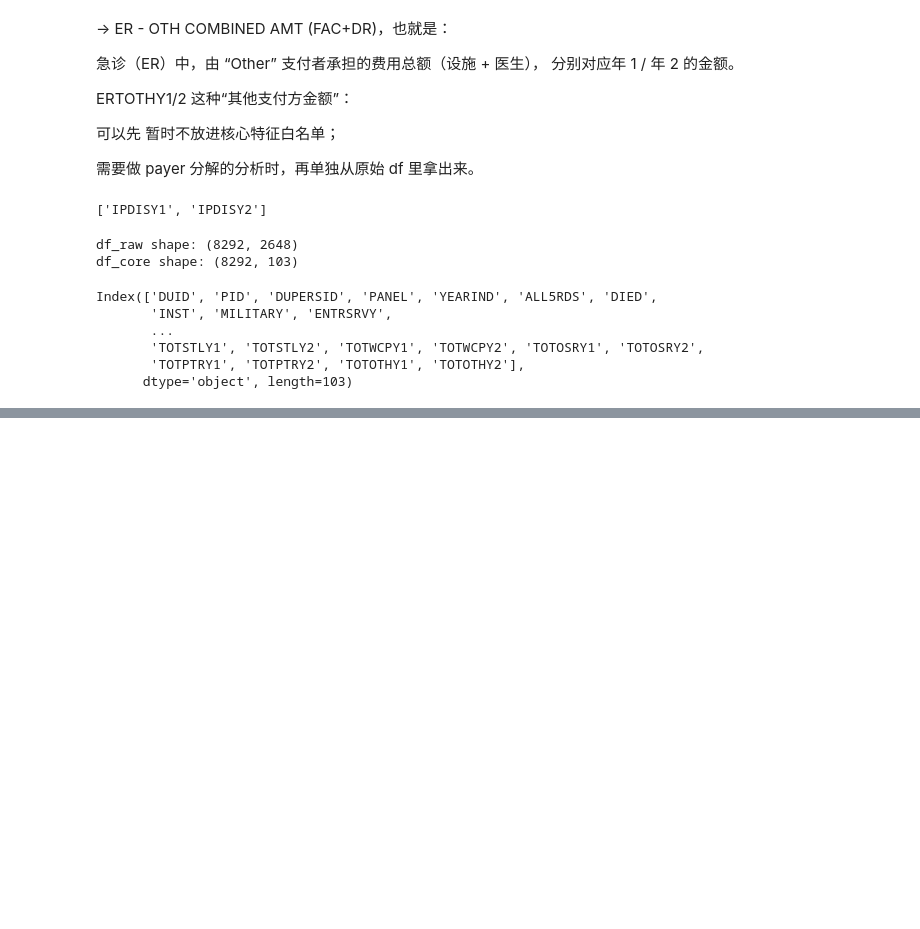
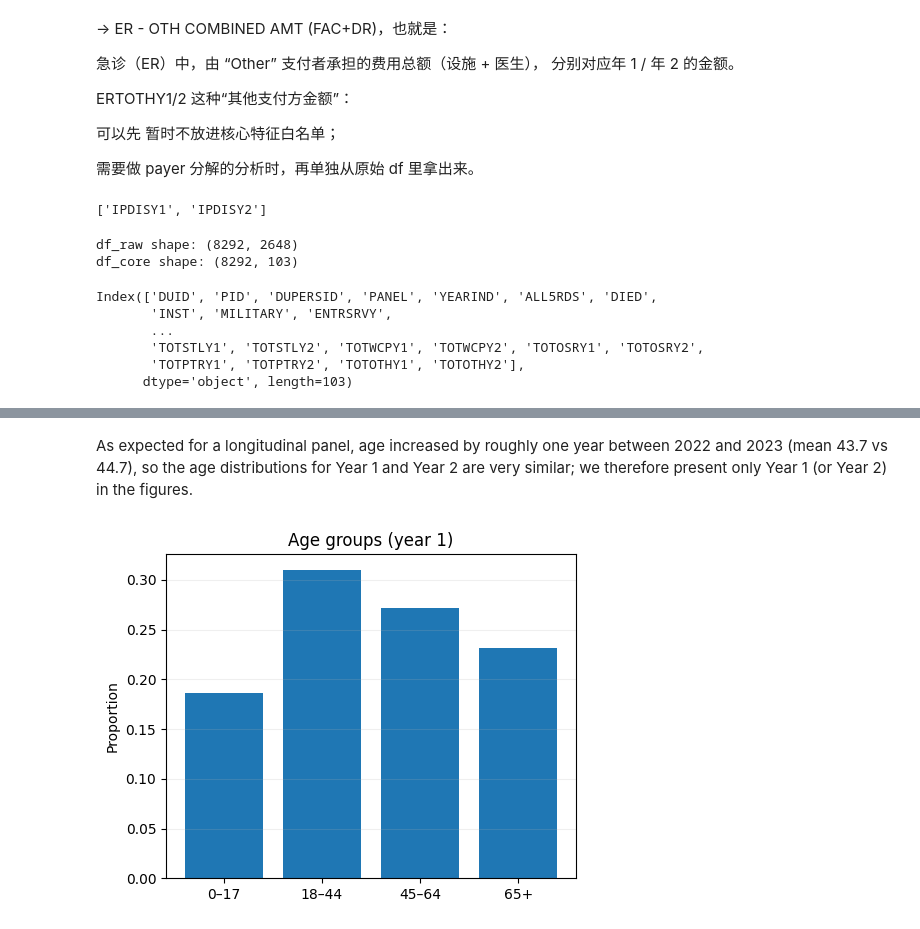
Before and after one commit to WenxiGu/Thesis-project-MEPS, a Jupyter notebook: notebooks/01_EDA.ipynb, the cells around one changed output, grey strips where cells are left out. Drawn from its saved outputs; the diff is of its cells as text; code cells hidden in the pictures; blank space fills up the shorter version.

```diff
--- a/notebooks/01_EDA.ipynb
+++ b/notebooks/01_EDA.ipynb
@@ -316,0 +269,4 @@ test_df.to_parquet("hc252_test_y2_targets.parquet", index=False)
+# %%
+df_pre = preprocess_meps(df_core)
+df_pre.shape
+df_pre[ [c for c in EXPENDITURE_COLS if c in df_pre.columns] ].describe()
@@ -316,0 +286,8 @@ test_df.to_parquet("hc252_test_y2_targets.parquet", index=False)
+# %%
+# restrict to individuals in scope for both years with all rounds
+if {"YEARIND", "ALL5RDS"} <= set(df_pre.columns):
+    df_pre = df_pre[(df_pre["YEARIND"] == 1) & (df_pre["ALL5RDS"] == 1)]
+
+
+print("df_pre:", df_pre.shape)
+df_pre.head()
@@ -316,0 +328,21 @@ test_df.to_parquet("hc252_test_y2_targets.parquet", index=False)
+# %% [markdown]
+As expected for a longitudinal panel, age increased by roughly one year between 2022 and 2023 (mean 43.7 vs 44.7), so the age distributions for Year 1 and Year 2 are very similar; we therefore present only Year 1 (or Year 2) in the figures.
+# %%
+# 按年龄段分组
+age_col = "AGEY1X"
+bins = [0, 17, 44, 64, 85]
+labels = ["0–17", "18–44", "45–64", "65+"]
+
+df_pre["AGE_GROUP"] = pd.cut(df_pre[age_col], bins=bins, labels=labels, right=True)
+
+vc = df_pre["AGE_GROUP"].value_counts(normalize=True).sort_index()
+
+plt.figure(figsize=(5,4))
+plt.bar(vc.index.astype(str), vc.values)
+plt.ylabel("Proportion")
+plt.title("Age groups (year 1)")
+plt.grid(axis="y", alpha=0.2)
+plt.tight_layout()
+plt.show()
+# %% [output]
+[figure, added]
```
Also changed, not shown: parts of 89 cells of this notebook, 6 other files.
